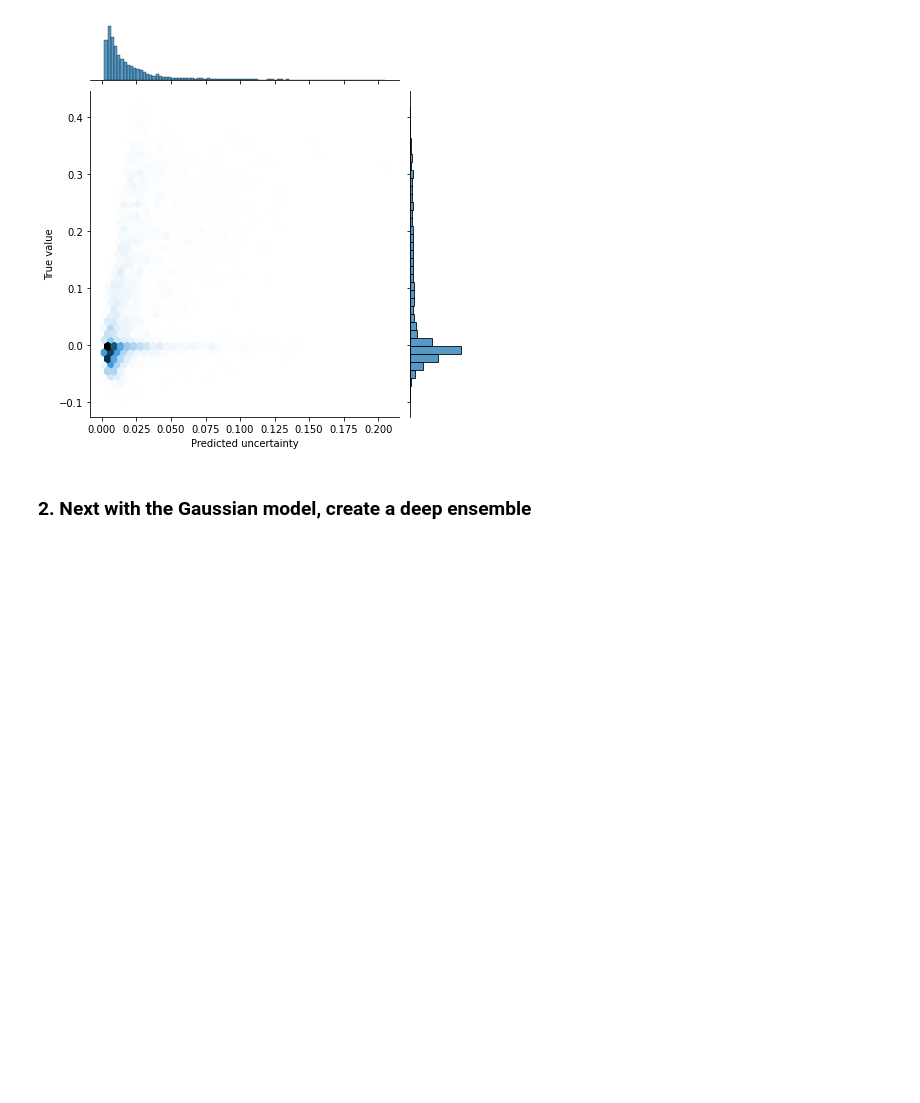
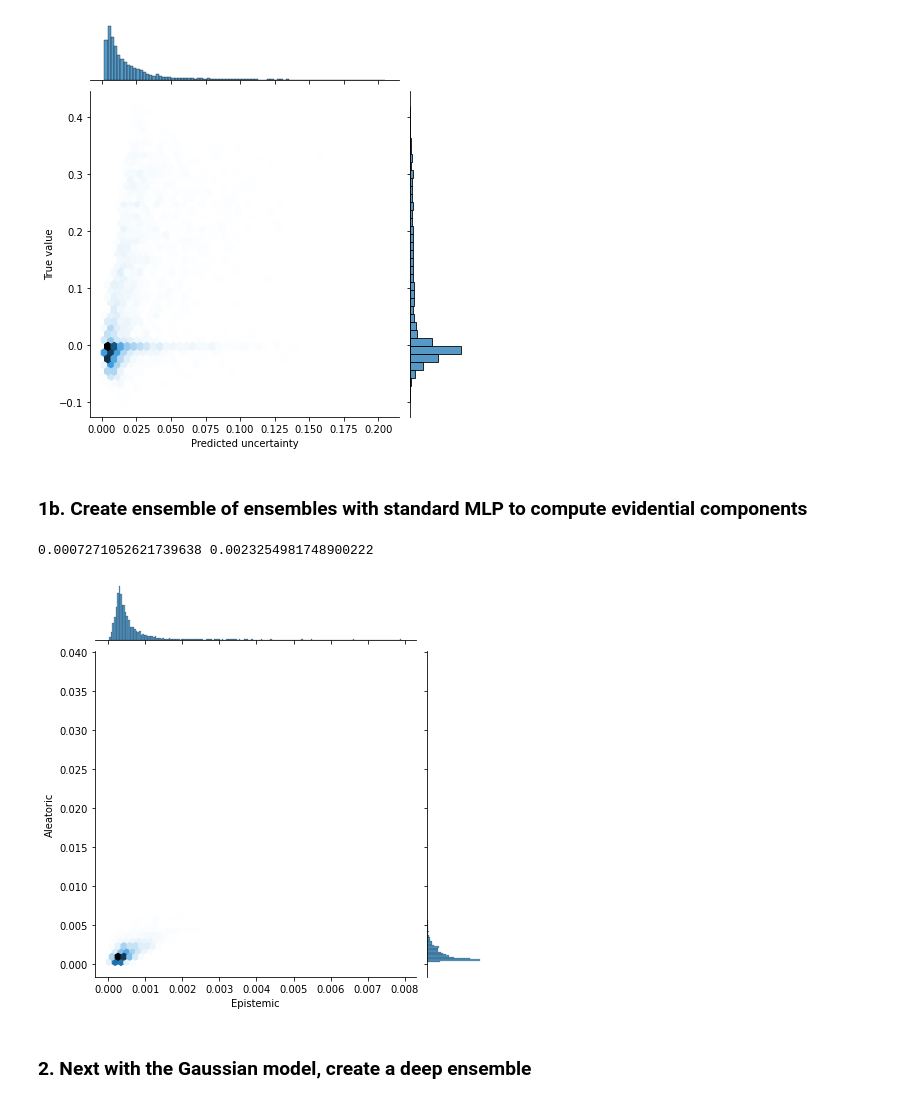
Before and after one commit to ai2es/evidential, a Jupyter notebook: notebooks/keras_regression_examples.ipynb, the cells around one changed output. Saved outputs shown, nothing was run; the diff lists cells and outputs as text; code cells hidden in the pictures; blank space fills up the shorter version.

```diff
--- a/notebooks/keras_regression_examples.ipynb
+++ b/notebooks/keras_regression_examples.ipynb
@@ -29,7 +27,8 @@ output_cols = ["kinematic_sensible_heat_flux:surface:K_m_s-1"]
 # %%
 data_seed = 0
 flat_seed = 1000
-n_splits = 10
+n_splits = 5
+n_models = 5
 
 data = pd.read_csv(fn)
 data["day"] = data["Time"].apply(lambda x: str(x).split(" ")[0])
@@ -217,7 +216,7 @@ history = model.fit(
     batch_size = 256,
     epochs = 500,
     callbacks = [callback1, callback2],
-    verbose = 1
+    verbose = 0
 )
 # %% [output]
 Epoch 1/500
@@ -322,3 +321,5 @@ plt.ylabel('True value')
 plt.show()
 # %% [output]
 [figure]
+# %% [markdown]
+### 1b. Create ensemble of ensembles with standard MLP to compute evidential components
@@ -325,3 +408,17 @@ plt.show()
+# %%
+mlp_aleatoric = np.mean(ensemble_sigma, 0)
+mlp_epistemic = np.var(ensemble_mu, 0)
+# %%
+print(mlp_epistemic.mean() ** (1/2), mlp_aleatoric.mean() ** (1/2))
+# %% [output]
+0.0007271052621739638 0.0023254981748900222
+# %%
+sns.jointplot(x = np.sqrt(mlp_epistemic[:, 0]), y = np.sqrt(mlp_aleatoric[:, 0]), kind = 'hex')
+plt.xlabel('Epistemic')
+plt.ylabel('Aleatoric')
+plt.show()
+# %% [output]
+[figure, added]
 # %% [markdown]
 ### 2. Next with the Gaussian model, create a deep ensemble
 # %%
```
Also changed, not shown: parts of 7 cells of this notebook.
